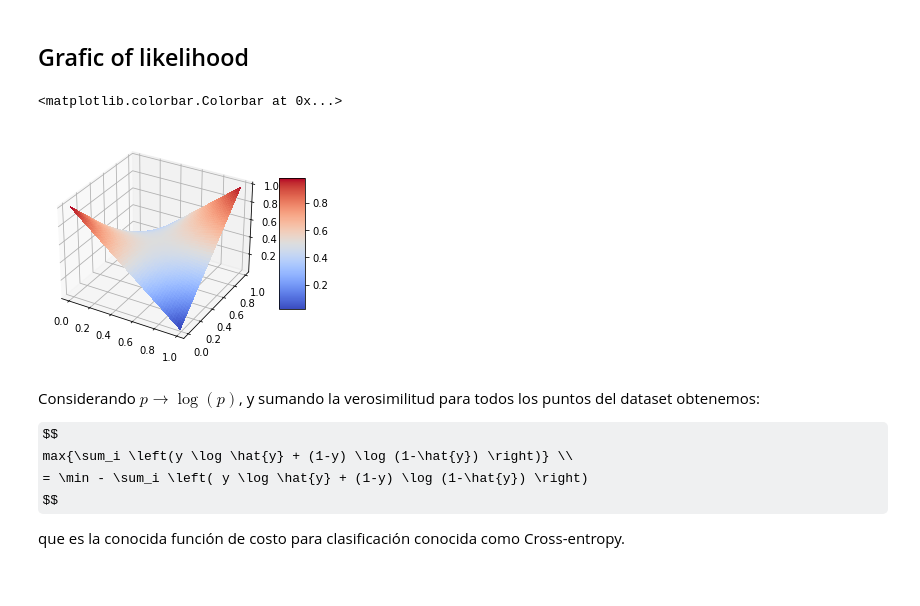
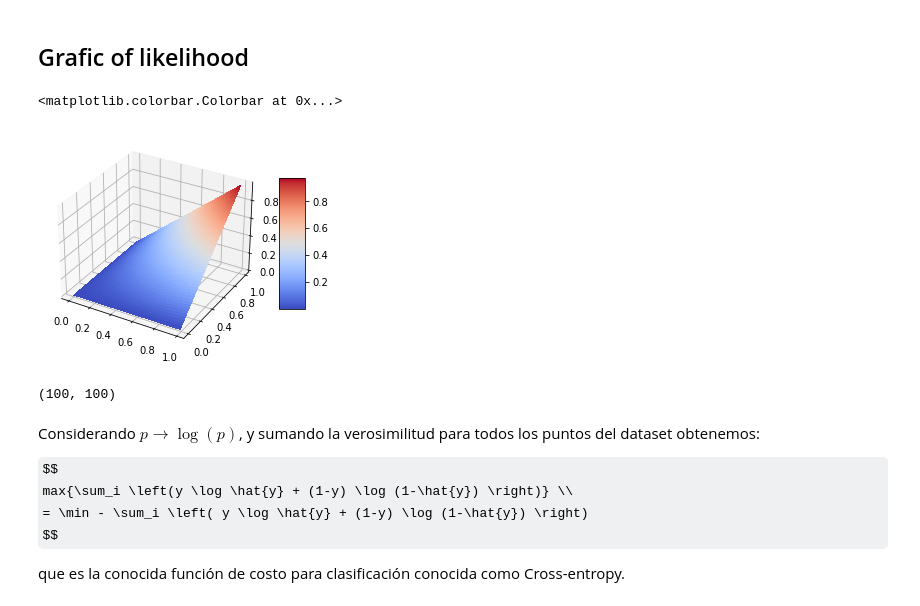
Before and after one commit to BlasFerreira/Machine_Learning, a Jupyter notebook: Supervised/Clasification/3_Logistic_Regression/Regresión_Logística_Theory/Regresión_Logística_Theory .ipynb, the cells around one changed output. Saved outputs shown, nothing was run; the diff lists cells and outputs as text; code cells hidden in the pictures; some formulas as TeX source.

```diff
--- a/Supervised/Clasification/3_Logistic_Regression/Regresión_Logística_Theory/Regresión_Logística_Theory .ipynb
+++ b/Supervised/Clasification/3_Logistic_Regression/Regresión_Logística_Theory/Regresión_Logística_Theory .ipynb
@@ -51,29 +51,33 @@ $$
 Esta función da como resultado probabilidades altas cuando $\hat{y} \sim y$.
 # %% [markdown]
 ## likelihood function
-# %%
-def likelihood(y, yp):
-  return yp*y+(1-yp)*(1-y)
 # %% [markdown]
 ## Grafic of likelihood
 # %%
+def likelihood(y, yp):
+  return yp*y
+
 # Object figure
 fig = plt.figure()
 # Axis
 ax = fig.gca(projection='3d')
 
-Y = np.arange(0, 1, 0.01)
-YP = np.arange(0, 1, 0.01)
-Y, YP = np.meshgrid(Y, YP)
-Z = likelihood(Y, YP)
+x = np.arange(0, 1, 0.01)
+y = np.arange(0, 1, 0.01)
+x, y = np.meshgrid( x , y )
+z = likelihood( x , y )
 
 # Superficie
-surf = ax.plot_surface(Y, YP, Z, cmap=cm.coolwarm, linewidth=0, antialiased=False)
+surf = ax.plot_surface(x, y, z, cmap=cm.coolwarm, linewidth=0, antialiased=False)
 # Palete color
 fig.colorbar(surf, shrink=0.6, aspect=5)
 # %% [output]
 <matplotlib.colorbar.Colorbar at 0x...>
-[figure, old version]
+[figure, new version]
+# %%
+YP.shape
+# %% [output]
+(100, 100)
 # %% [markdown]
 Considerando $p \rightarrow \log(p)$, y sumando la verosimilitud para todos los puntos del dataset obtenemos:
 
```
Also changed, not shown: 2 other files.
